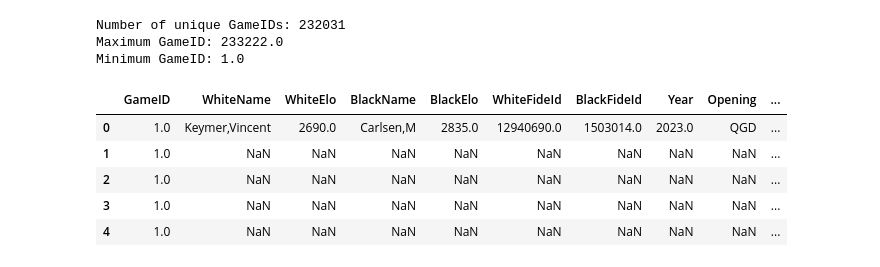
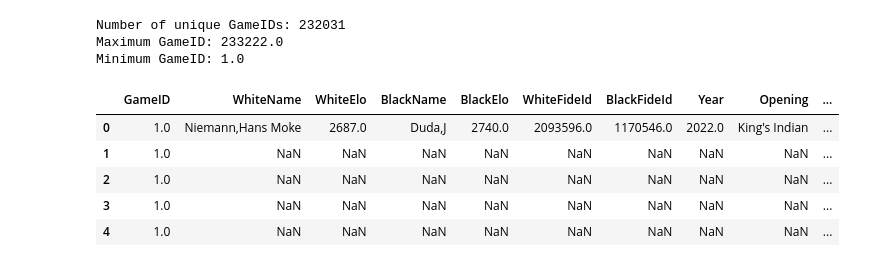
Before and after one commit to dosoe/Guess-The-Elo, a Jupyter notebook: data_analysis/playing_around.ipynb, the cells around one changed output. Cells and saved outputs as stored; diff of their text form; code cells hidden in the pictures.

```diff
--- a/data_analysis/playing_around.ipynb
+++ b/data_analysis/playing_around.ipynb
@@ -31,11 +31,11 @@ Number of unique GameIDs: 232031
 Maximum GameID: 233222.0
 Minimum GameID: 1.0
 # %%
-df=pd.read_csv("../Analyzed_Games/twic1501_analyzed.csv")
+df=pd.read_csv("../huge_analyzed_games/combined_analyzed_games.csv")
 df.head(5)
 # %% [output]
 |  | GameID | WhiteName | WhiteElo | BlackName | BlackElo | WhiteFideId | BlackFideId | Year | Opening | ... |
-| 0 | 1.0 | Keymer,Vincent | 2690.0 | Carlsen,M | 2835.0 | 12940690.0 | 1503014.0 | 2023.0 | QGD | ... |
+| 0 | 1.0 | Niemann,Hans Moke | 2687.0 | Duda,J | 2740.0 | 2093596.0 | 1170546.0 | 2022.0 | King's Indian | ... |
 | 1 | 1.0 | NaN | NaN | NaN | NaN | NaN | NaN | NaN | NaN | ... |
 | 2 | 1.0 | NaN | NaN | NaN | NaN | NaN | NaN | NaN | NaN | ... |
 | 3 | 1.0 | NaN | NaN | NaN | NaN | NaN | NaN | NaN | NaN | ... |
```
Also changed, not shown: parts of 6 cells of this notebook, 25 other files.
